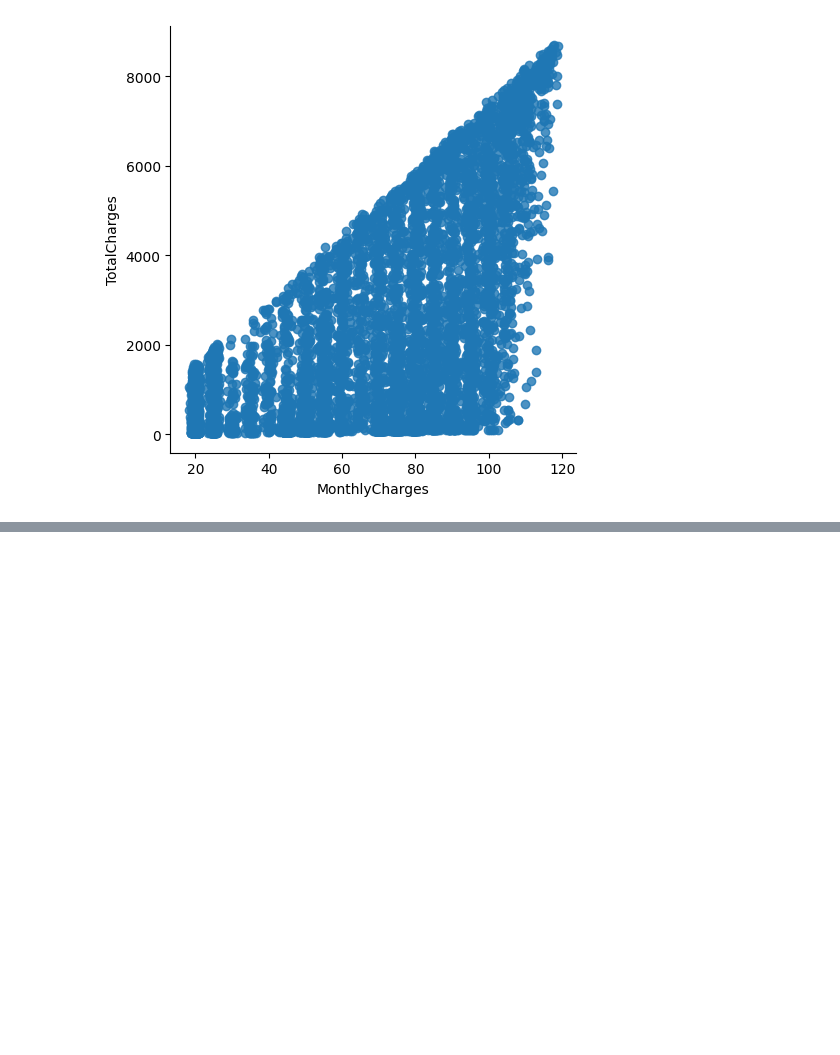
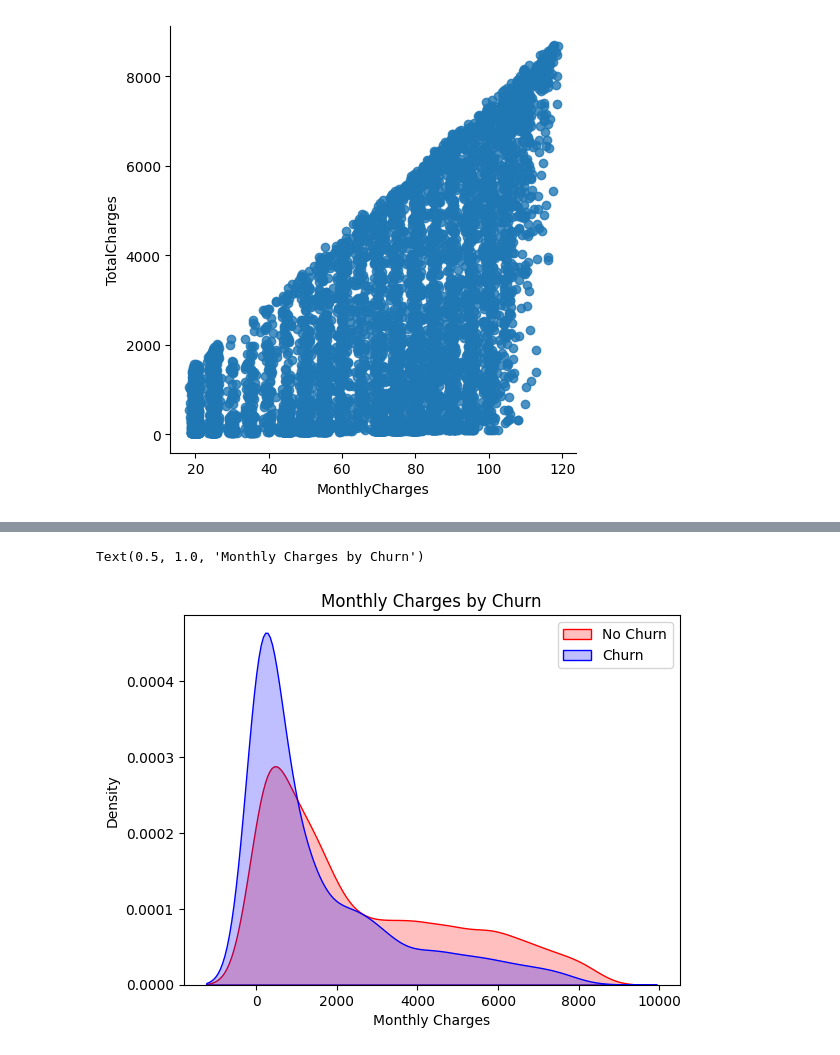
Before and after one commit to srsimonson/exploratory-data-analysis, a Jupyter notebook: customer_churn.ipynb, the cells around one changed output, grey strips where cells are left out. Cells and saved outputs as stored; diff of their text form; code cells hidden in the pictures; blank space fills up the shorter version.

```diff
--- a/customer_churn.ipynb
+++ b/customer_churn.ipynb
@@ -306,0 +323,10 @@ sns.lmplot(data=new_df_dummies, x='MonthlyCharges', y='TotalCharges', fit_reg=Fa
+# %%
+Tot = sns.kdeplot(new_df_dummies.TotalCharges[(new_df_dummies['Churn'] == 0)], color='Red', fill = True)
+Tot = sns.kdeplot(new_df_dummies.TotalCharges[(new_df_dummies['Churn'] == 1)], ax=Tot, color='Blue', fill = True)
+Tot.legend(['No Churn', 'Churn'])
+Tot.set_ylabel('Density')
+Tot.set_xlabel('Monthly Charges')
+Tot.set_title('Monthly Charges by Churn')
+# %% [output]
+Text(0.5, 1.0, 'Monthly Charges by Churn')
+[figure, added]
```
Also changed, not shown: parts of 7 cells of this notebook.
